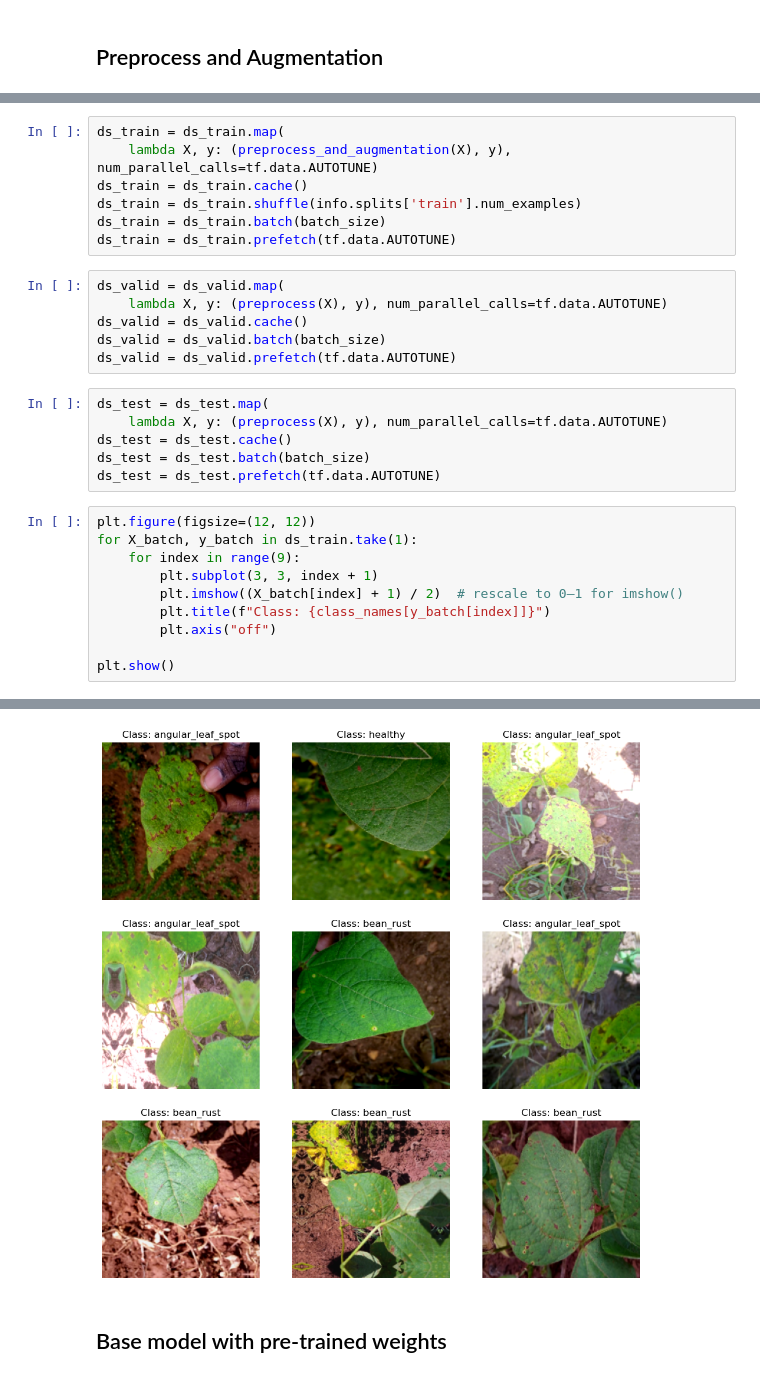
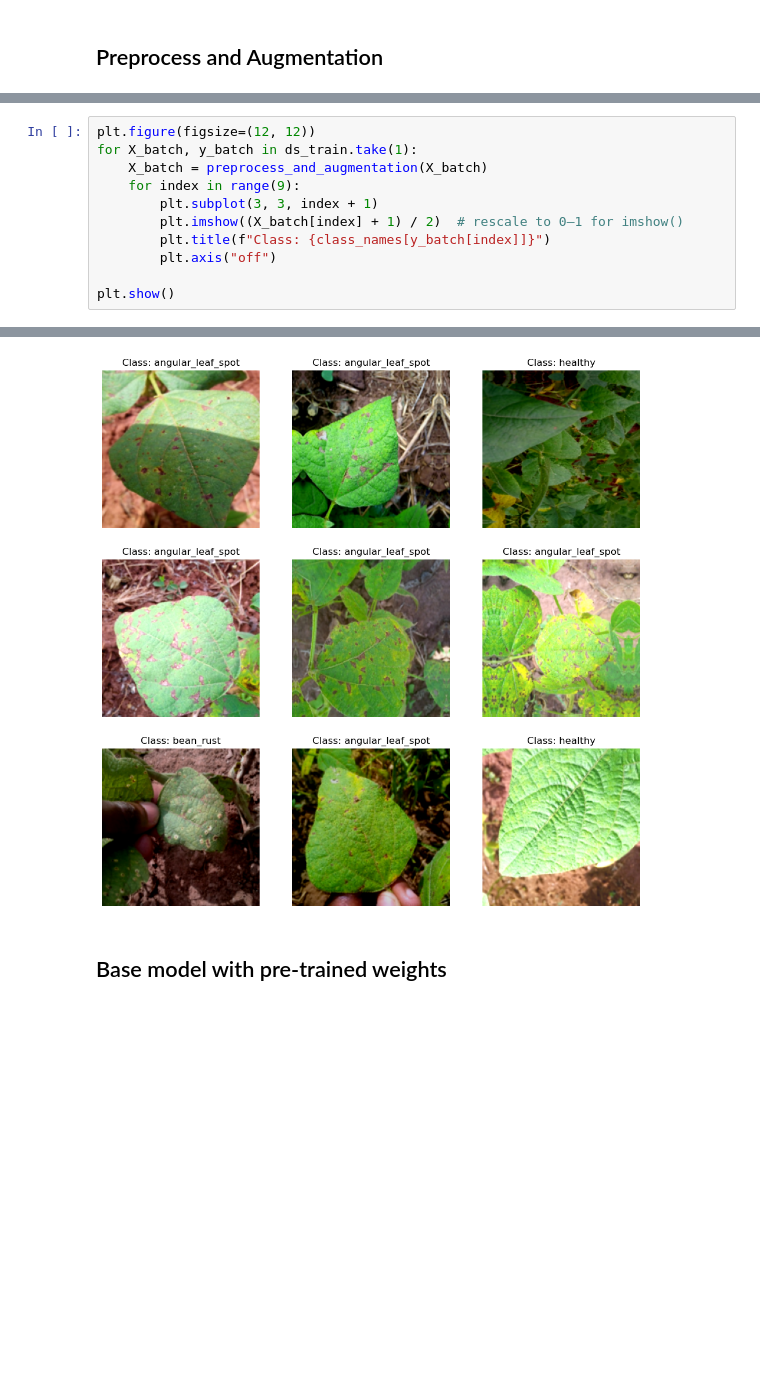
Before and after one commit to MartinRajniak/hands-on-ml-exercises, a Jupyter notebook: 14_deep_computer_vision_with_cnns/10_use_transfer_learning_for_large_image_classification.ipynb, the cells around one changed output, grey strips where cells are left out. Cells and saved outputs as stored; diff of their text form; blank space fills up the shorter version.

```diff
--- a/14_deep_computer_vision_with_cnns/10_use_transfer_learning_for_large_image_classification.ipynb
+++ b/14_deep_computer_vision_with_cnns/10_use_transfer_learning_for_large_image_classification.ipynb
@@ -198,28 +209,10 @@ preprocess_and_augmentation = Sequential([
     layers.GaussianNoise(stddev=0.05),
     layers.Lambda(preprocess_input)
 ])
-# %%
-ds_train = ds_train.map(
-    lambda X, y: (preprocess_and_augmentation(X), y), num_parallel_calls=tf.data.AUTOTUNE)
-ds_train = ds_train.cache()
-ds_train = ds_train.shuffle(info.splits['train'].num_examples)
-ds_train = ds_train.batch(batch_size)
-ds_train = ds_train.prefetch(tf.data.AUTOTUNE)
-# %%
-ds_valid = ds_valid.map(
-    lambda X, y: (preprocess(X), y), num_parallel_calls=tf.data.AUTOTUNE)
-ds_valid = ds_valid.cache()
-ds_valid = ds_valid.batch(batch_size)
-ds_valid = ds_valid.prefetch(tf.data.AUTOTUNE)
-# %%
-ds_test = ds_test.map(
-    lambda X, y: (preprocess(X), y), num_parallel_calls=tf.data.AUTOTUNE)
-ds_test = ds_test.cache()
-ds_test = ds_test.batch(batch_size)
-ds_test = ds_test.prefetch(tf.data.AUTOTUNE)
 # %%
 plt.figure(figsize=(12, 12))
 for X_batch, y_batch in ds_train.take(1):
+    X_batch = preprocess_and_augmentation(X_batch)
     for index in range(9):
         plt.subplot(3, 3, index + 1)
         plt.imshow((X_batch[index] + 1) / 2)  # rescale to 0–1 for imshow()
@@ -234,4 +224,4 @@ plt.show()
-[figure, old version]
+[figure, new version]
 # %% [markdown]
 ## Base model with pre-trained weights
 # %%
```
Also changed, not shown: parts of 24 cells of this notebook.
